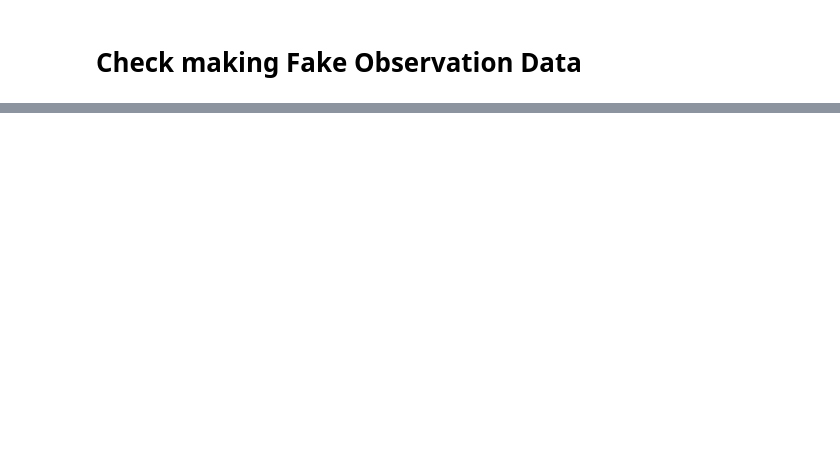
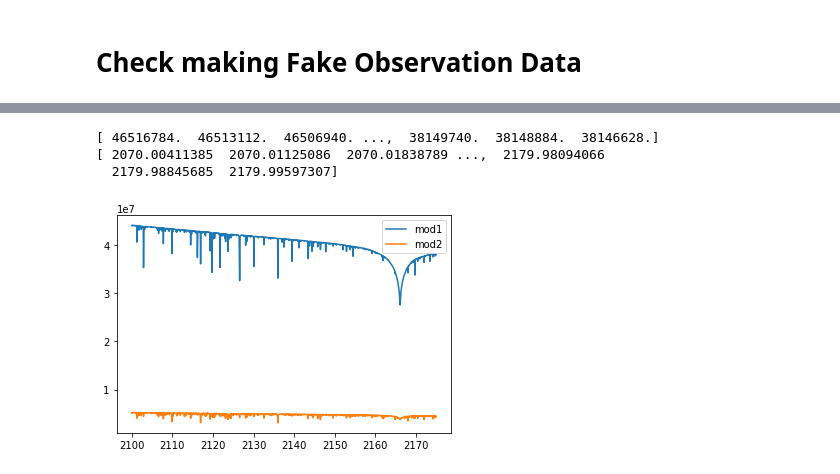
Before and after one commit to jason-neal/companion_simulations, a Jupyter notebook: Notebooks/Test_fake_data.ipynb, the cells around one changed output, grey strips where cells are left out. Saved outputs shown, nothing was run; the diff lists cells and outputs as text; code cells hidden in the pictures; blank space fills up the shorter version.

```diff
--- a/Notebooks/Test_fake_data.ipynb
+++ b/Notebooks/Test_fake_data.ipynb
@@ -12,36 +18,42 @@ from scipy.interpolate import interp1d
 # %%
 snr = 300
 sim_num = 3
-starname = "HDSIM2"
-params1 = [5000, 4.5, 0.0]
-params2 = [3500, 4.5, 0.0]
+starname = "HDSIM3"
+params1 = [7200, 4.0, 0.0]
+params2 = [5500, 4.5, 0.5]
 gamma = 20
-rv = 4
+rv = -40
 #starname = "HDSIM2"
 #params1 = [5000, 4.5, 0.0]
 #params2 = [3500, 4.5, 0.0]
 #gamma = 20
 #rv = 4
-normalization_limits = [2100, 2180]
+normalization_limits = [2070, 2180]
 
 mod1_spec = load_starfish_spectrum(params1, limits=normalization_limits,
                                        hdr=True, normalize=False, area_scale=True,
                                        flux_rescale=True)
 
 mod2_spec = load_starfish_spectrum(params2, limits=normalization_limits,
                                        hdr=True, normalize=False, area_scale=True,
                                        flux_rescale=True)
 
-
+print(mod1_spec.flux)
+print(mod1_spec.xaxis)
 mod1_spec = mod1_spec.remove_nans()
 mod2_spec = mod2_spec.remove_nans()
 mod1_spec.wav_select(2100, 2175)
 mod2_spec.wav_select(2100, 2175)
 
 plt.plot(mod1_spec.xaxis, mod1_spec.flux, label="mod1")
 plt.plot(mod2_spec.xaxis, mod2_spec.flux, label="mod2")
 plt.legend()
 plt.show()
+# %% [output]
+[ 46516784.  46513112.  46506940. ...,  38149740.  38148884.  38146628.]
+[ 2070.00411385  2070.01125086  2070.01838789 ...,  2179.98094066
+  2179.98845685  2179.99597307]
+[figure, added]
 # %%
 ##################################
 #broadcast = True
```
Also changed, not shown: parts of 5 cells of this notebook.
